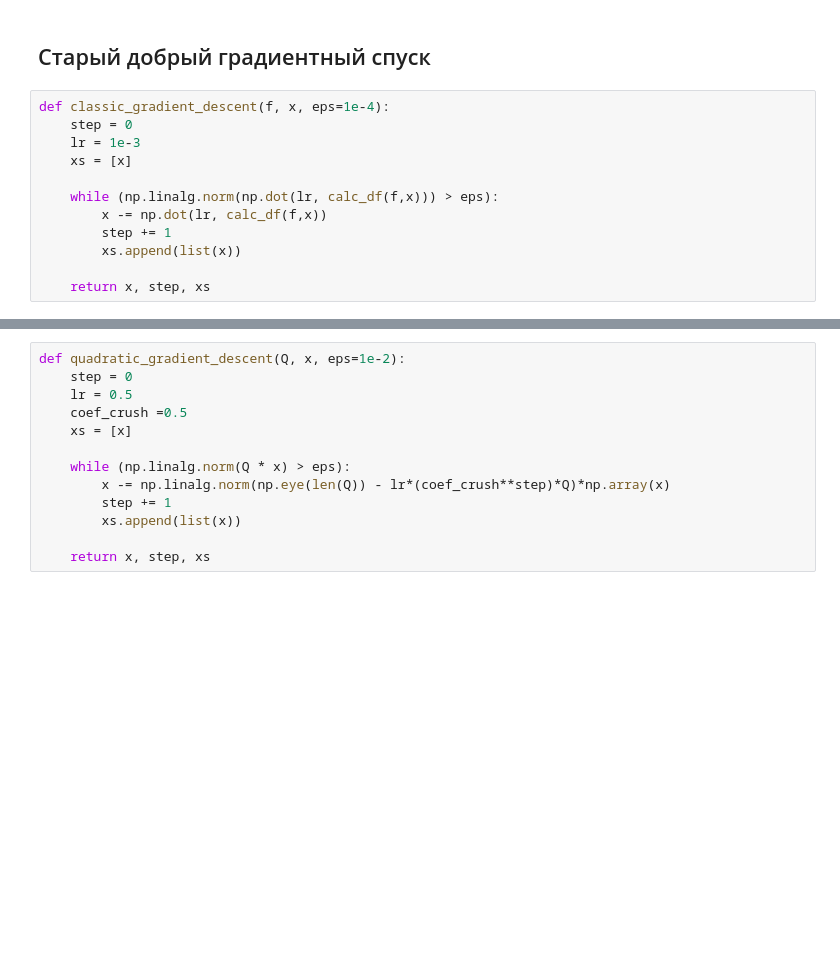
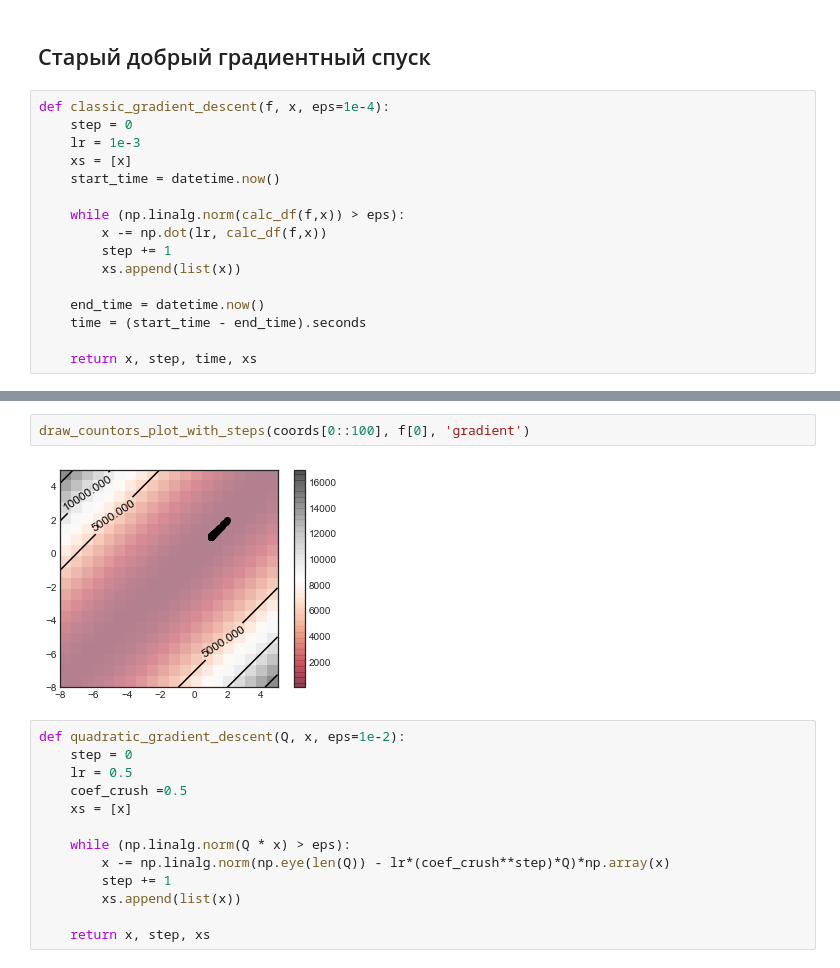
Before and after one commit to TayaPenskaya/ITMO_MO, a Jupyter notebook: lab2/solution.ipynb, the cells around one changed output, grey strips where cells are left out. Saved outputs shown, nothing was run; the diff lists cells and outputs as text; blank space fills up the shorter version.

```diff
--- a/lab2/solution.ipynb
+++ b/lab2/solution.ipynb
@@ -202,11 +279,15 @@ def classic_gradient_descent(f, x, eps=1e-4):
     step = 0
     lr = 1e-3
     xs = [x]
+    start_time = datetime.now()
 
-    while (np.linalg.norm(np.dot(lr, calc_df(f,x))) > eps):
+    while (np.linalg.norm(calc_df(f,x)) > eps):
         x -= np.dot(lr, calc_df(f,x))
         step += 1
         xs.append(list(x))
 
-    return x, step, xs
+    end_time = datetime.now()
+    time = (start_time - end_time).seconds
+
+    return x, step, time, xs
 # %%
@@ -219,4 +301,8 @@ Total iterations:  2652
 Steps:  [[2.0, 2.0], [1.998, 2.0], [1.996404, 1.9996], [1.995050392, 1.9989608], [1.993842372816, 1.9981787184000002], [1.992721957187168, 1.9973114492832003], [1.991654411692, 1.9963935508639938], [1 ...
+# %%
+draw_countors_plot_with_steps(coords[0::100], f[0], 'gradient')
+# %% [output]
+[figure, added]
 # %%
 def quadratic_gradient_descent(Q, x, eps=1e-2):
     step = 0
```
Also changed, not shown: parts of 19 cells of this notebook.
